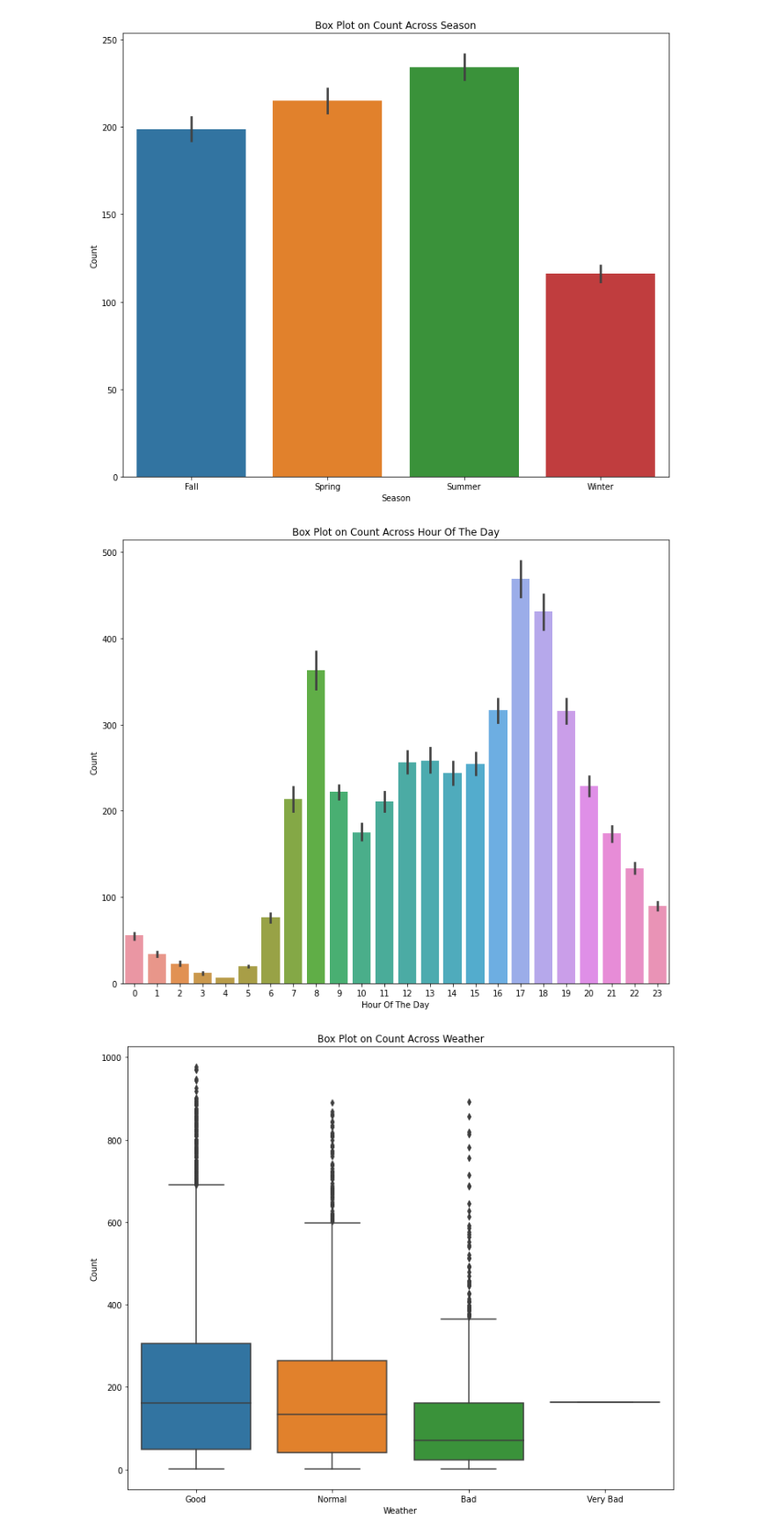
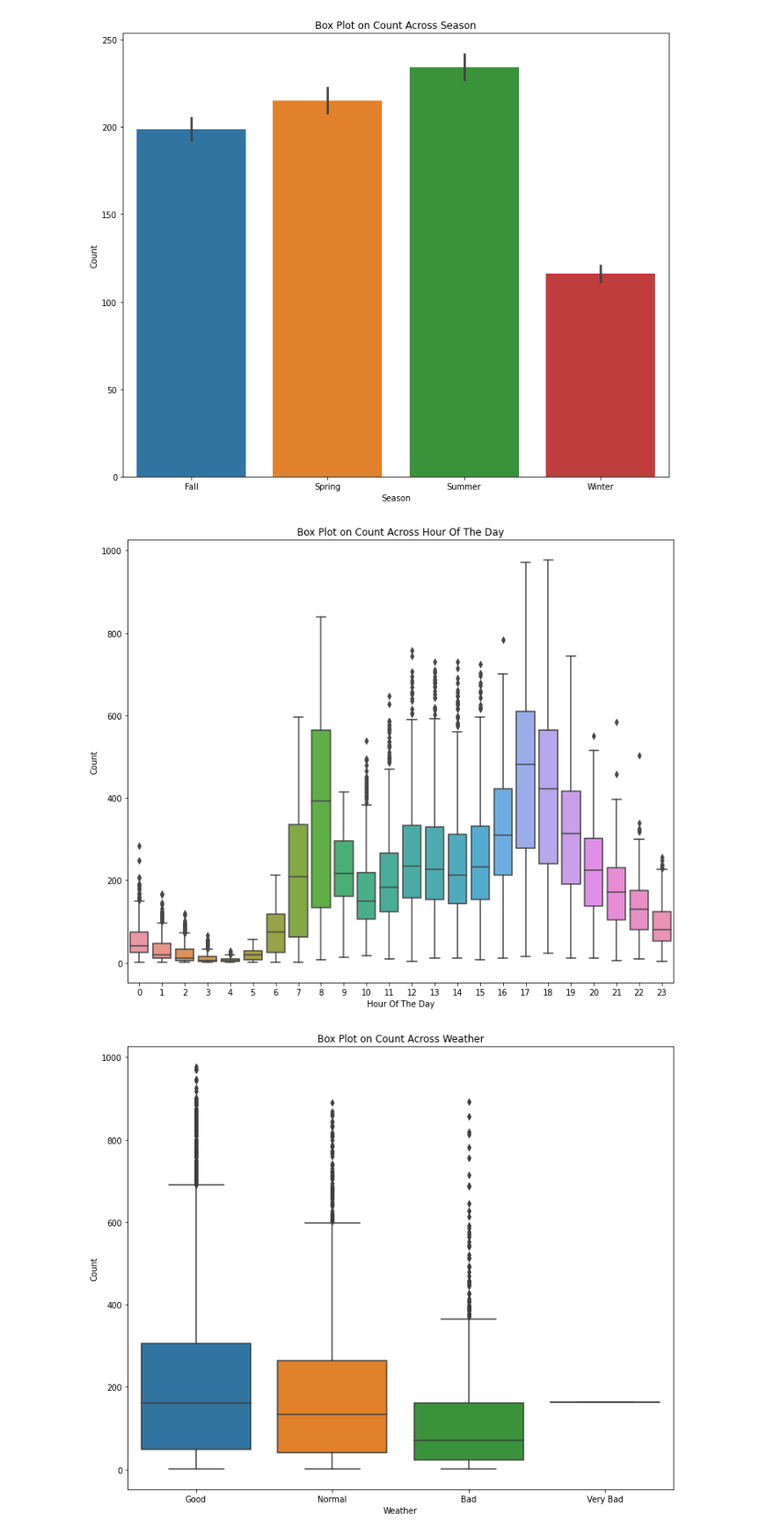
Before and after one commit to brodoluca/private-portfolio, a Jupyter notebook: Bike Share/BikeSharing.ipynb, the cells around one changed output. Shown: that part at 88% size. Cells and saved outputs as stored; diff of their text form; code cells hidden in the pictures.

```diff
--- a/Bike Share/BikeSharing.ipynb
+++ b/Bike Share/BikeSharing.ipynb
@@ -169,10 +188,10 @@ ax.set(xlabel='Season', ylabel='Count', title="Box Plot on Count Across Season")
 # %%
 fig, ax = plt.subplots()
 fig.set_size_inches(12, 10)
-sns.barplot(data=df_bike, y="count", x="hour", orient="v")
+sns.boxplot(data=df_bike, y="count", x="hour", orient="v")
 ax.set(xlabel='Hour Of The Day', ylabel='Count', title="Box Plot on Count Across Hour Of The Day");
 # %% [output]
-[figure, old version]
+[figure, new version]
 # %%
 fig, ax = plt.subplots()
 fig.set_size_inches(12, 10)
```
Also changed, not shown: parts of 25 cells of this notebook, 40 other files.
